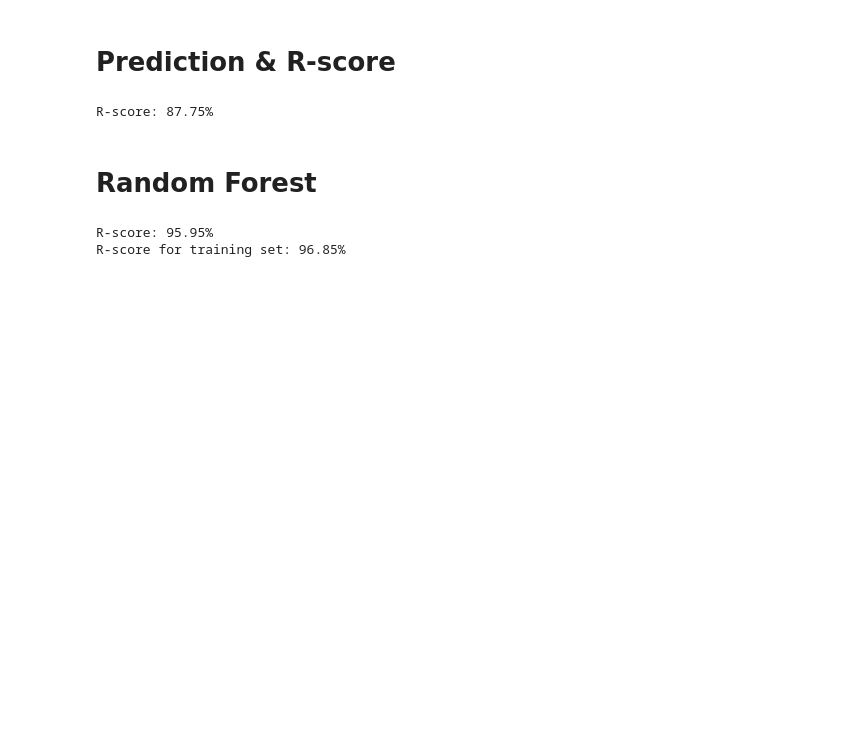
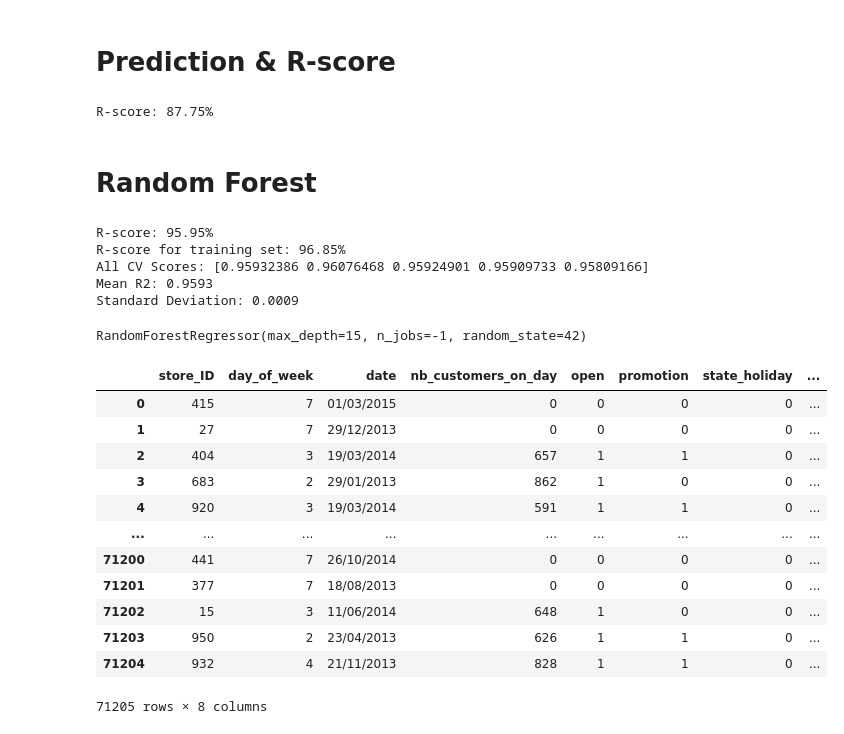
Before and after one commit to fraromlob/mini-project, a Jupyter notebook: code/main.ipynb, the cells around one changed output. Cells and saved outputs as stored; diff of their text form; code cells hidden in the pictures; blank space fills up the shorter version.

Commit message:
Tune Random Forest model

```diff
--- a/code/main.ipynb
+++ b/code/main.ipynb
@@ -274,6 +293,7 @@ R-score: 87.75%
 # Random Forest
 # %%
 from sklearn.ensemble import RandomForestRegressor
+from sklearn.model_selection import cross_val_score
 
 # Train the model
 rf_data_shops = RandomForestRegressor(n_estimators=100, max_depth=15, random_state=42, n_jobs=-1)
@@ -286,6 +306,38 @@ print(f"R-score: {r2rf*100:.2f}%")
 # Sanity check - r2 score for training data
 r2rftrain = r2_score(y_train, rf_data_shops.predict(X_train))
 print(f"R-score for training set: {r2rftrain*100:.2f}%")
+
+# Run cross-validation
+scores = cross_val_score(rf_data_shops, X_train, y_train, cv=5, scoring='r2')
+
+print(f"All CV Scores: {scores}")
+print(f"Mean R2: {scores.mean():.4f}")
+print(f"Standard Deviation: {scores.std():.4f}")
 # %% [output]
 R-score: 95.95%
 R-score for training set: 96.85%
+All CV Scores: [0.95932386 0.96076468 0.95924901 0.95909733 0.95809166]
+Mean R2: 0.9593
+Standard Deviation: 0.0009
+# %%
+# Train the model on all of our data
+rf_data_shops.fit(X, y)
+# %% [output]
+RandomForestRegressor(max_depth=15, n_jobs=-1, random_state=42)
+# %%
+# Make predictions on REAL DATA
+real_data = pd.read_csv("../data/REAL_DATA.csv")
+# %% [output]
+|  | store_ID | day_of_week | date | nb_customers_on_day | open | promotion | state_holiday | ... |
+| 0 | 415 | 7 | 01/03/2015 | 0 | 0 | 0 | 0 | ... |
+| 1 | 27 | 7 | 29/12/2013 | 0 | 0 | 0 | 0 | ... |
+| 2 | 404 | 3 | 19/03/2014 | 657 | 1 | 1 | 0 | ... |
+| 3 | 683 | 2 | 29/01/2013 | 862 | 1 | 0 | 0 | ... |
+| 4 | 920 | 3 | 19/03/2014 | 591 | 1 | 1 | 0 | ... |
+| ... | ... | ... | ... | ... | ... | ... | ... | ... |
+| 71200 | 441 | 7 | 26/10/2014 | 0 | 0 | 0 | 0 | ... |
+| 71201 | 377 | 7 | 18/08/2013 | 0 | 0 | 0 | 0 | ... |
+| 71202 | 15 | 3 | 11/06/2014 | 648 | 1 | 0 | 0 | ... |
+| 71203 | 950 | 2 | 23/04/2013 | 626 | 1 | 1 | 0 | ... |
+| 71204 | 932 | 4 | 21/11/2013 | 828 | 1 | 1 | 0 | ... |
+71205 rows × 8 columns
```
Also changed, not shown: parts of 1 cell of this notebook, 1 other file.
